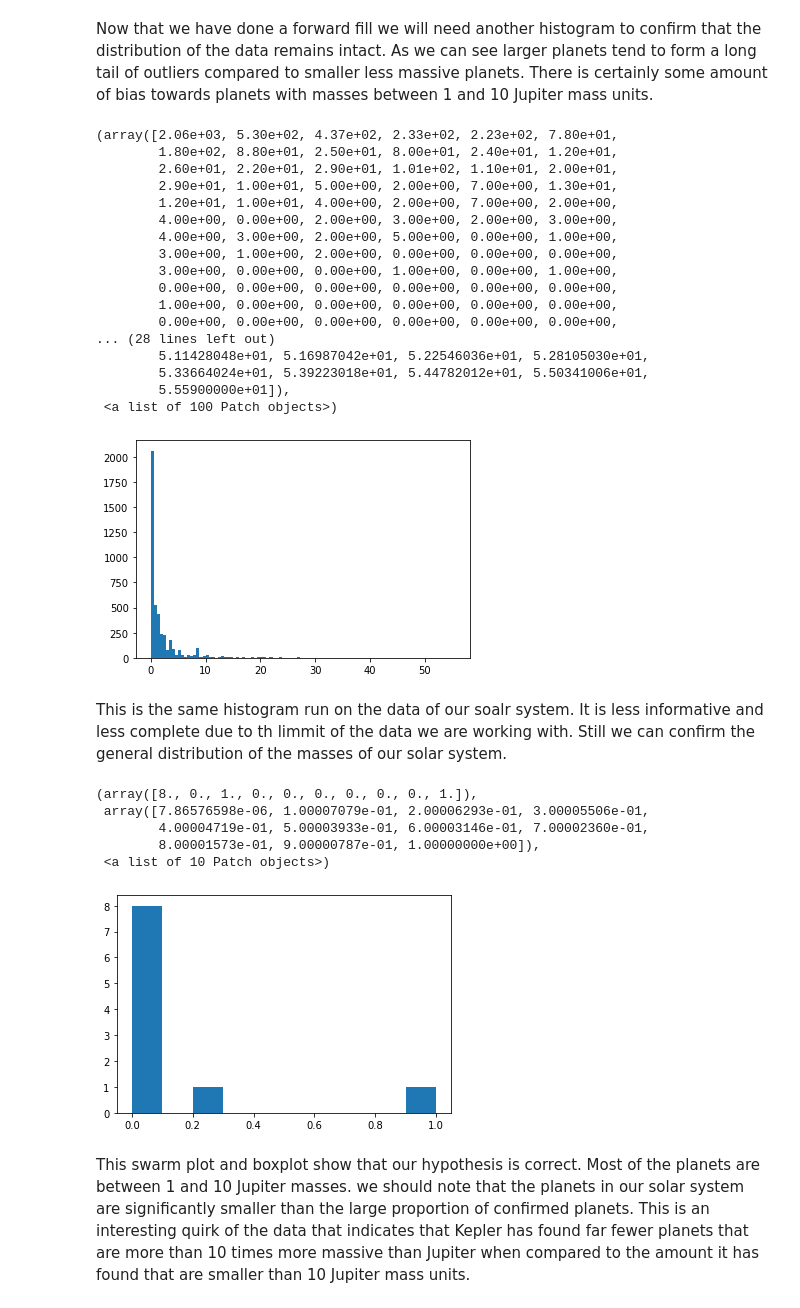
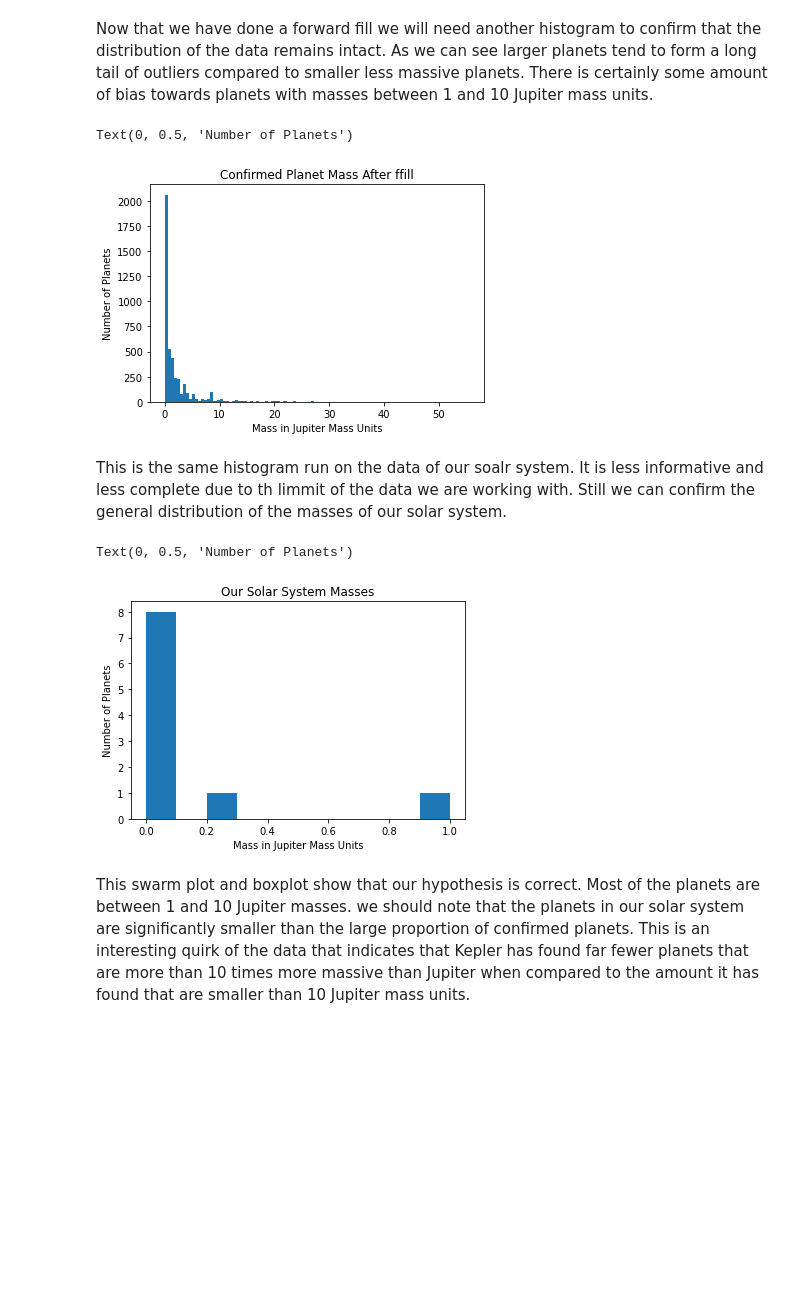
Before and after one commit to Danjstr/AIM-5001, a Jupyter notebook: D_Strauss_Final_Project.ipynb, the cells around one changed output. Drawn from its saved outputs; the diff is of its cells as text; code cells hidden in the pictures; blank space fills up the shorter version.

```diff
--- a/D_Strauss_Final_Project.ipynb
+++ b/D_Strauss_Final_Project.ipynb
@@ -224,37 +214,29 @@ Now that we have done a forward fill we will need another histogram to confirm t
 # %%
 #Show a histogram of the mass of the confirmed planets dat again to confrim the spread of the data has remained intact.
 plt.hist(df2['pl_bmassj'],bins=100)
+#Create a Title for the plot
+plt.title('Confirmed Planet Mass After ffill')
+#Create the x_label
+plt.xlabel('Mass in Jupiter Mass Units')
+#Create the y_label
+plt.ylabel('Number of Planets')
 # %% [output]
-(array([2.06e+03, 5.30e+02, 4.37e+02, 2.33e+02, 2.23e+02, 7.80e+01,
-        1.80e+02, 8.80e+01, 2.50e+01, 8.00e+01, 2.40e+01, 1.20e+01,
-        2.60e+01, 2.20e+01, 2.90e+01, 1.01e+02, 1.10e+01, 2.00e+01,
-        2.90e+01, 1.00e+01, 5.00e+00, 2.00e+00, 7.00e+00, 1.30e+01,
-        1.20e+01, 1.00e+01, 4.00e+00, 2.00e+00, 7.00e+00, 2.00e+00,
-        4.00e+00, 0.00e+00, 2.00e+00, 3.00e+00, 2.00e+00, 3.00e+00,
-        4.00e+00, 3.00e+00, 2.00e+00, 5.00e+00, 0.00e+00, 1.00e+00,
-        3.00e+00, 1.00e+00, 2.00e+00, 0.00e+00, 0.00e+00, 0.00e+00,
-        3.00e+00, 0.00e+00, 0.00e+00, 1.00e+00, 0.00e+00, 1.00e+00,
-        0.00e+00, 0.00e+00, 0.00e+00, 0.00e+00, 0.00e+00, 0.00e+00,
-        1.00e+00, 0.00e+00, 0.00e+00, 0.00e+00, 0.00e+00, 0.00e+00,
-        0.00e+00, 0.00e+00, 0.00e+00, 0.00e+00, 0.00e+00, 0.00e+00,
-... (28 lines left out)
-        5.11428048e+01, 5.16987042e+01, 5.22546036e+01, 5.28105030e+01,
-        5.33664024e+01, 5.39223018e+01, 5.44782012e+01, 5.50341006e+01,
-        5.55900000e+01]),
- <a list of 100 Patch objects>)
+Text(0, 0.5, 'Number of Planets')
-[figure, old version]
+[figure, new version]
 # %% [markdown]
 This is the same histogram run on the data of our soalr system. It is less informative and less complete due to th limmit of the data we are working with. Still we can confirm the general distribution of the masses of our solar system.
 # %%
 #Show a histogram of the mass of the planets from our solar system
 plt.hist(df['mass'],bins=10)
+#Create a Title for the plot
+plt.title('Our Solar System Masses')
+#Create the x_label
+plt.xlabel('Mass in Jupiter Mass Units')
+#Create the y_label
+plt.ylabel('Number of Planets')
 # %% [output]
-(array([8., 0., 1., 0., 0., 0., 0., 0., 0., 1.]),
- array([7.86576598e-06, 1.00007079e-01, 2.00006293e-01, 3.00005506e-01,
-        4.00004719e-01, 5.00003933e-01, 6.00003146e-01, 7.00002360e-01,
-        8.00001573e-01, 9.00000787e-01, 1.00000000e+00]),
- <a list of 10 Patch objects>)
+Text(0, 0.5, 'Number of Planets')
-[figure, old version]
+[figure, new version]
 # %% [markdown]
 This swarm plot and boxplot show that our hypothesis is correct. Most of the planets are between 1 and 10 Jupiter masses. we should note that the planets in our solar system are significantly smaller than the large proportion of confirmed planets. This is an interesting quirk of the data that indicates that Kepler has found far fewer planets that are more than 10 times more massive than Jupiter when compared to the amount it has found that are smaller than 10 Jupiter mass units.
 # %%
```
Also changed, not shown: parts of 8 cells of this notebook.
